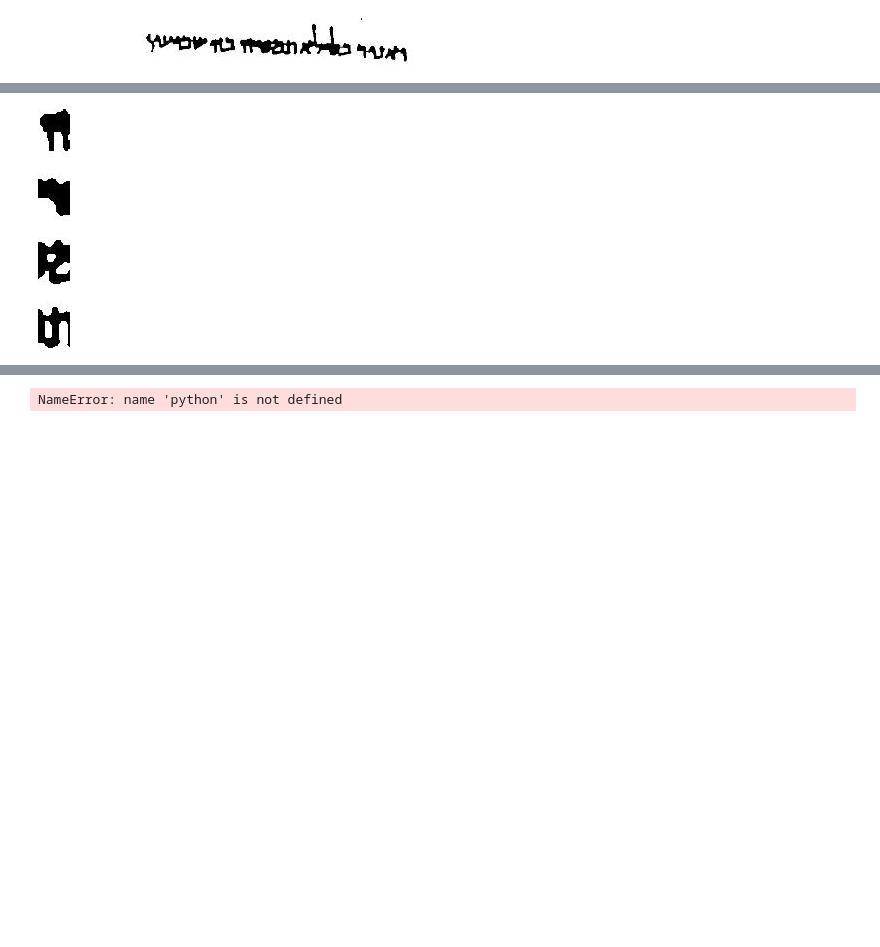
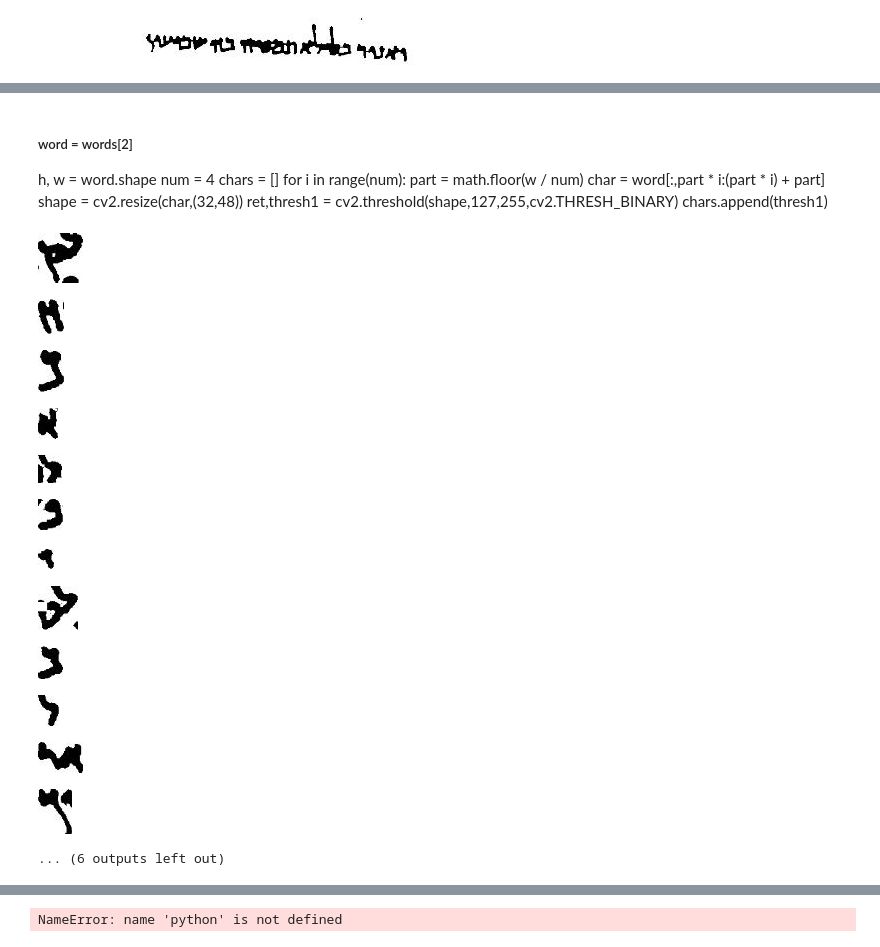
Before and after one commit to JoppeBoekestijn/handwritingrecog, a Jupyter notebook: __Final__/word_segmentation.ipynb, the cells around one changed output, grey strips where cells are left out. Cells and saved outputs as stored; diff of their text form; code cells hidden in the pictures; blank space fills up the shorter version.

```diff
--- a/__Final__/word_segmentation.ipynb
+++ b/__Final__/word_segmentation.ipynb
@@ -131,0 +124,6 @@ for i, img in enumerate(import_images):
+# %%
+#There still needs to come a loop through all the slices, here you can pick a slice to debug
+img = images[1][5]
+showarray(img)
+#Parameters are optimized.
+res = wordSegmentation(img, kernelSize=5, sigma=5, theta=7, minArea=100)
@@ -132,7 +132,9 @@ for i, img in enumerate(import_images):
 # %%
+words = []
 for (j, w) in enumerate(res):
     (wordBox, wordImg) = w
     (x, y, w, h) = wordBox
-    if (w > 20):
-        words.append(wordImg)
+    if (w > 15):
+        if( h > 15):
+            words.append(wordImg)
 # %%
@@ -147,11 +158,20 @@ for word in words:
-# %%
-word = words[2]
-h, w = word.shape
-num = 4
-chars = []
-for i in range(num):
-    part = math.floor(w / num)
-    char = word[:,part * i:(part * i) + part]
-    shape = cv2.resize(char,(32,48))
-    ret,thresh1 = cv2.threshold(shape,127,255,cv2.THRESH_BINARY)
-    chars.append(thresh1)
+# %%
+#Look for the bounding boxes over the words again to possible find characters. It will return the box of the entire word
+#when it does not find seperate characters in the word.
+#The character needs a minimum width of 15, height of 10 and maximum density of 55%
+characters = []
+temp = []
+for word in words:
+    res = wordSegmentation(word, kernelSize=3, sigma=1, theta=1, minArea=15) # fix parameters
+
+    for (j, w) in enumerate(res):
+        (charBox, charImg) = w
+        (x, y, w, h) = charBox
+        if (w > 15):
+            if( h > 15):
+                if( pixel_density(charImg) < 0.55):
+                    characters.append(charImg)
+
+for char in characters:
+    showarray(char)
+    #print(pixel_density(char))
@@ -158,11 +192,32 @@ for i in range(num):
+# %% [markdown]
+##### word = words[2]
+h, w = word.shape
+num = 4
+chars = []
+for i in range(num):
+    part = math.floor(w / num)
+    char = word[:,part * i:(part * i) + part]
+    shape = cv2.resize(char,(32,48))
+    ret,thresh1 = cv2.threshold(shape,127,255,cv2.THRESH_BINARY)
+    chars.append(thresh1)
 # %%
+chars = characters
 for char in chars:
     showarray(char)
 # %% [output]
-[figure, old version]
+[figure, new version]
-[figure, old version]
+[figure, new version]
-[figure, old version]
+[figure, new version]
-[figure, old version]
+[figure, new version]
+[figure, added]
+[figure, added]
+[figure, added]
+[figure, added]
+[figure, added]
+[figure, added]
+[figure, added]
+[figure, added]
+... (6 outputs left out)
 # %%
 fonts = []
 for item in class_names:
```
Also changed, not shown: parts of 7 cells of this notebook.
